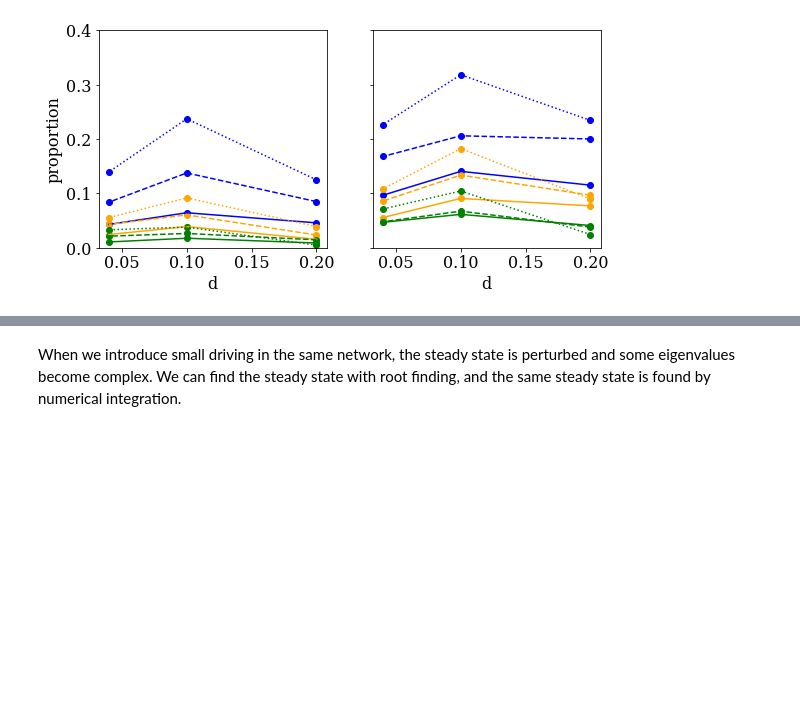
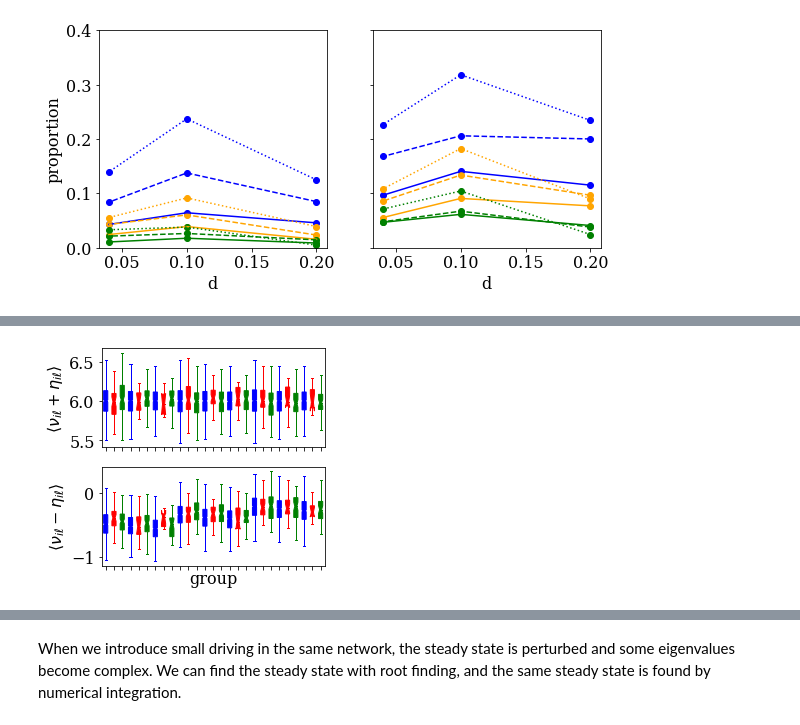
Before and after one commit to znicolaou/rmtchem, a Jupyter notebook: rmtchem.ipynb, the cells around one changed output, grey strips where cells are left out. Cells and saved outputs as stored; diff of their text form; code cells hidden in the pictures; blank space fills up the shorter version.

```diff
--- a/rmtchem.ipynb
+++ b/rmtchem.ipynb
@@ -280,3 +284,73 @@ plt.show()
+# %%
+ns=[50]
+cs=[2,2.5,3]
+ds=[5,10,25]
+c1='blue'
+c2='red'
+c3='green'
+
+
+plt.subplots(2,1,figsize=(4,4))
+
+plt.subplot(2,1,1)
+# plt.ylim(1,12)
+plt.tick_params(axis='x', which='both', bottom=True,  top=False, labelbottom=False)
+plots=[]
+for n in ns:
+    for d in ds:
+        for c in cs:
+            vals=np.loadtxt('data/hystereses/'+str(n)+'_'+str(c)+'_'+str(d)+'.txt')
+            plots.append((vals[np.where(vals[:,4]==0.)[0],6]+vals[np.where(vals[:,4]==0.)[0],7])/c)
+            plots.append((vals[np.where(vals[:,4]==1.)[0],6]+vals[np.where(vals[:,4]==1.)[0],7])/c)
+            plots.append((vals[np.where(vals[:,4]==2.)[0],6]+vals[np.where(vals[:,4]==2.)[0],7])/c)
+
+# plt.xlabel('group')
+plt.xticks([])
+plt.ylabel(r'$\langle \nu_{i\ell}+\eta_{i\ell} \rangle$')
+box1=plt.boxplot(plots,notch=True,patch_artist=True,showfliers=False)
+for item in ['boxes', 'fliers', 'medians']:
+    plt.setp(box1[item][0::3], color=c1)
+    plt.setp(box1[item][1::3], color=c2)
+    plt.setp(box1[item][2::3], color=c3)
+for item in ['whiskers','caps']:
+    plt.setp(box1[item][0::6], color=c1)
+    plt.setp(box1[item][1::6], color=c1)
+    plt.setp(box1[item][2::6], color=c2)
+    plt.setp(box1[item][3::6], color=c2)
+    plt.setp(box1[item][4::6], color=c3)
+    plt.setp(box1[item][5::6], color=c3)
+
+plt.subplot(2,1,2)
+# plt.ylim(-10,5)
+plt.tick_params(axis='x', which='both', bottom=True,  top=False, labelbottom=False)
+plots=[]
+for n in ns:
+    for d in ds:
+        for c in cs:
+            vals=np.loadtxt('data/hystereses/'+str(n)+'_'+str(c)+'_'+str(d)+'.txt')
+            plots.append((vals[np.where(vals[:,4]==0.)[0],6]-vals[np.where(vals[:,4]==0.)[0],7])/c)
+            plots.append((vals[np.where(vals[:,4]==1.)[0],6]-vals[np.where(vals[:,4]==1.)[0],7])/c)
+            plots.append((vals[np.where(vals[:,4]==2.)[0],6]-vals[np.where(vals[:,4]==2.)[0],7])/c)
+
+plt.xlabel('group')
+plt.ylabel(r'$\langle \nu_{i\ell}-\eta_{i\ell} \rangle$')
+box1=plt.boxplot(plots,notch=True,patch_artist=True,showfliers=False)
+for item in ['boxes', 'fliers', 'medians']:
+    plt.setp(box1[item][0::3], color=c1)
+    plt.setp(box1[item][1::3], color=c2)
+    plt.setp(box1[item][2::3], color=c3)
+for item in ['whiskers','caps']:
+    plt.setp(box1[item][0::6], color=c1)
+    plt.setp(box1[item][1::6], color=c1)
+    plt.setp(box1[item][2::6], color=c2)
+    plt.setp(box1[item][3::6], color=c2)
+    plt.setp(box1[item][4::6], color=c3)
+    plt.setp(box1[item][5::6], color=c3)
+
+plt.savefig('plots/fig4c.pdf')
+plt.show()
+# %% [output]
+[figure, added]
 # %%
 from scipy.stats import ttest_ind,pearsonr
 
```
Also changed, not shown: parts of 7 cells of this notebook, 1 other file.
